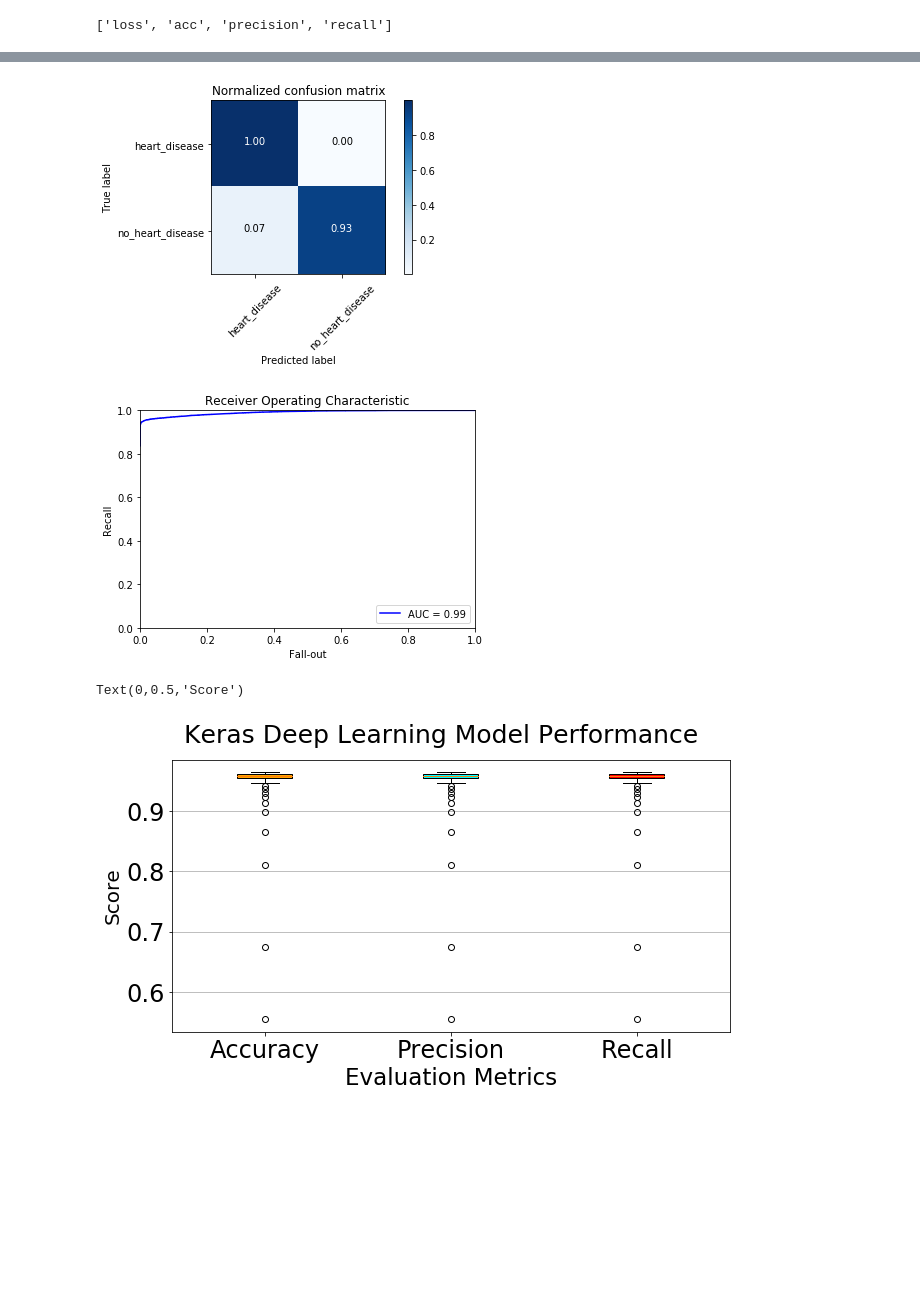
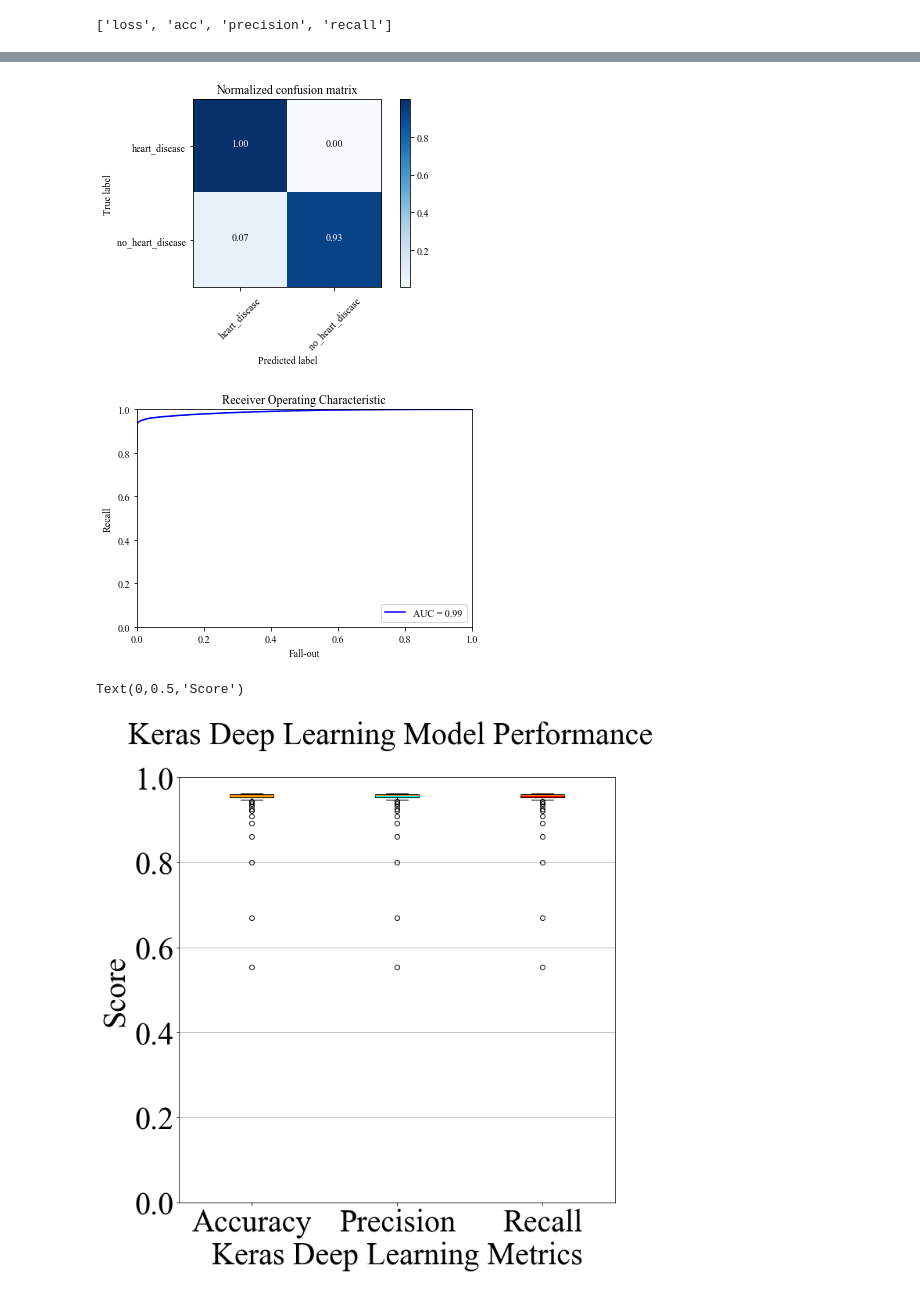
Before and after one commit to alsabay/HeartDiseaseNeuralNet, a Jupyter notebook: HeartDiseaseNeuralNet.ipynb, the cells around one changed output, grey strips where cells are left out. Saved outputs shown, nothing was run; the diff lists cells and outputs as text; code cells hidden in the pictures; blank space fills up the shorter version.

Commit message:
Font changes

```diff
--- a/HeartDiseaseNeuralNet.ipynb
+++ b/HeartDiseaseNeuralNet.ipynb
@@ -15,6 +15,7 @@ import numpy as np
 import itertools
 import pandas as pd
 import keras_metrics
+import matplotlib
 from sklearn.model_selection import train_test_split
 from sklearn.model_selection import StratifiedShuffleSplit
 from keras.datasets import mnist
@@ -30,6 +31,8 @@ from sklearn.metrics import roc_curve, auc, precision_score, accuracy_score, rec
 
 import matplotlib.pyplot as plt
 
+matplotlib.rcParams['font.family'] = "Times New Roman"
+
 np.random.seed(306)  # for reproducibility
 
 # network and training
@@ -107,7 +112,7 @@ X_all.describe().T
 # %%
 # set up the NN model, Dropout & L2 regularization
 model = Sequential()
-model.add(Dense(N_HIDDEN, input_shape=(38,), kernel_regularizer = regularizers.l2( 0.01)))
+model.add(Dense(N_HIDDEN, input_shape=(37,), kernel_regularizer = regularizers.l2( 0.01)))
 model.add(Activation('relu'))
 model.add(Dropout(DROPOUT))
 model.add(Dense(N_HIDDEN))
@@ -282,11 +287,12 @@ labels = ['Accuracy', 'Precision', 'Recall']
 
 colors = ['orange', 'cyan', 'red']
 
-fig = plt.figure(figsize=(10,5))
-fig.suptitle('Keras Deep Learning Model Performance', fontsize=25)
+fig = plt.figure(figsize=(10,10))
+fig.suptitle('Keras Deep Learning Model Performance', fontsize=40)
 
 a = fig.add_subplot(111)
-a.tick_params(axis = 'both', which = 'major', labelsize = 24)
+a.tick_params(axis = 'both', which = 'major', labelsize = 40)
+a.set_ylim(0,1)
 bplot = a.boxplot(bplot, labels=labels,
                   vert=True, patch_artist=True)
 
@@ -295,8 +301,8 @@ for bp in bplot:
     for patch, color in zip(bplot['boxes'], colors):
         patch.set_facecolor(color)
 a.yaxis.grid(True)
-a.set_xlabel('Evaluation Metrics',fontsize=23)
-a.set_ylabel('Score',fontsize=20)
+a.set_xlabel('Keras Deep Learning Metrics',fontsize=40)
+a.set_ylabel('Score',fontsize=40)
 # %% [output]
 Final test scores:
 
@@ -318,7 +324,7 @@ Normalized confusion matrix
-[figure, old version]
+[figure, new version]
-[figure, old version]
+[figure, new version]
 Text(0,0.5,'Score')
-[figure, old version]
+[figure, new version]
 # %%
 acc=np.mean(y_test==y_pred)
 print( acc)
```
Also changed, not shown: parts of 5 cells of this notebook, 2 other files.
